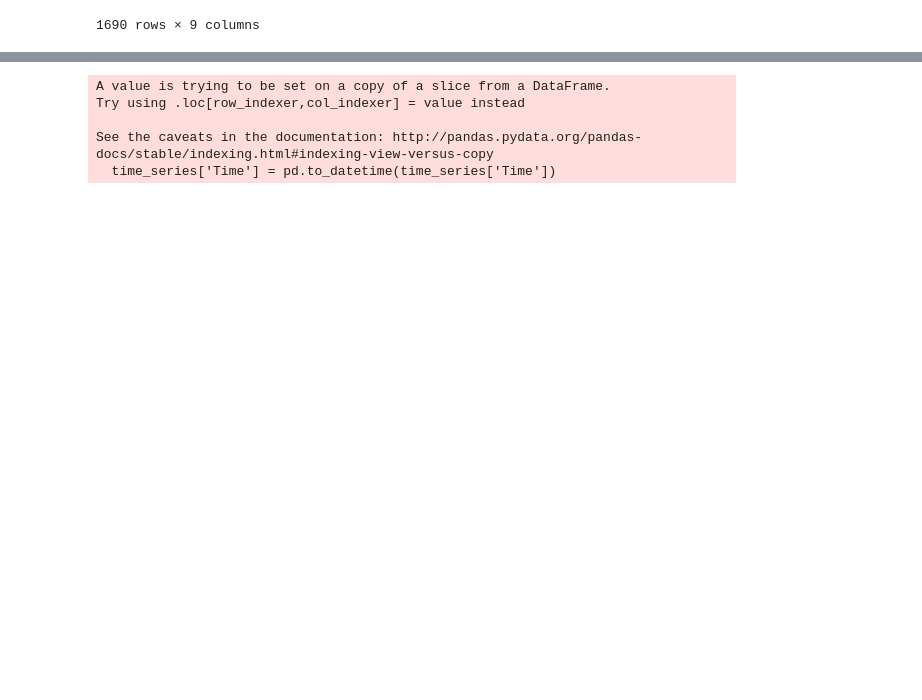
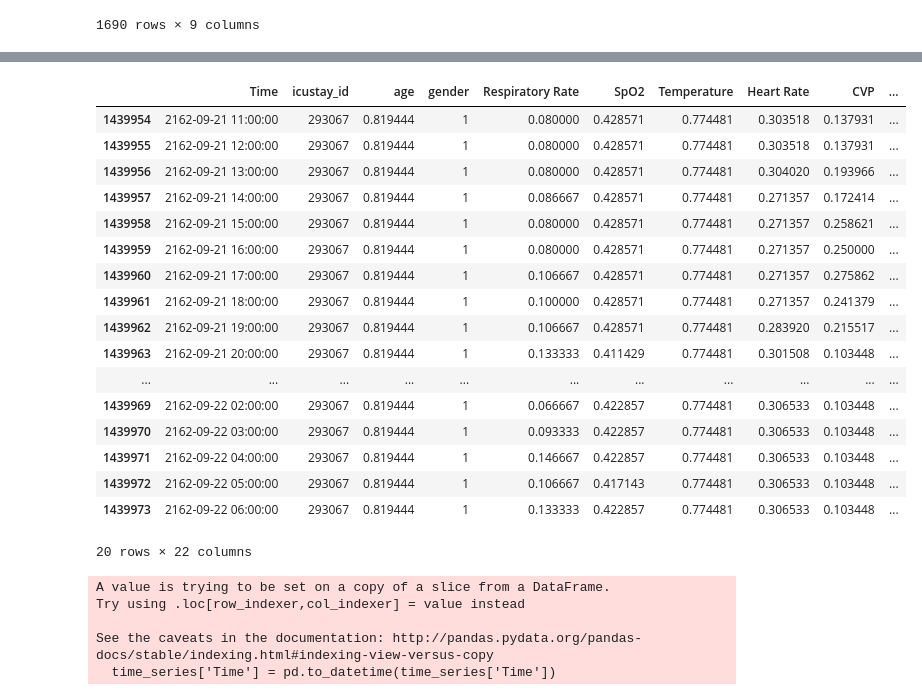
Before and after one commit to MaxPoon/Evidence-Based-Lab-Test-Critical-Value-Discovery-for-ICU-Patients, a Jupyter notebook: codes/Demo.ipynb, the cells around one changed output, grey strips where cells are left out. Drawn from its saved outputs; the diff is of its cells as text; code cells hidden in the pictures; blank space fills up the shorter version.

```diff
--- a/codes/Demo.ipynb
+++ b/codes/Demo.ipynb
@@ -79,3 +77,26 @@ time_series = all_time_series[38]
+# %%
+all_time_series_normalized = normalizeTimeSeries(all_time_series)
+# %%
+all_time_series_normalized[8000].head(20)
+# %% [output]
+|  | Time | icustay_id | age | gender | Respiratory Rate | SpO2 | Temperature | Heart Rate | CVP | ... |
+| 1439954 | 2162-09-21 11:00:00 | 293067 | 0.819444 | 1 | 0.080000 | 0.428571 | 0.774481 | 0.303518 | 0.137931 | ... |
+| 1439955 | 2162-09-21 12:00:00 | 293067 | 0.819444 | 1 | 0.080000 | 0.428571 | 0.774481 | 0.303518 | 0.137931 | ... |
+| 1439956 | 2162-09-21 13:00:00 | 293067 | 0.819444 | 1 | 0.080000 | 0.428571 | 0.774481 | 0.304020 | 0.193966 | ... |
+| 1439957 | 2162-09-21 14:00:00 | 293067 | 0.819444 | 1 | 0.086667 | 0.428571 | 0.774481 | 0.271357 | 0.172414 | ... |
+| 1439958 | 2162-09-21 15:00:00 | 293067 | 0.819444 | 1 | 0.080000 | 0.428571 | 0.774481 | 0.271357 | 0.258621 | ... |
+| 1439959 | 2162-09-21 16:00:00 | 293067 | 0.819444 | 1 | 0.080000 | 0.428571 | 0.774481 | 0.271357 | 0.250000 | ... |
+| 1439960 | 2162-09-21 17:00:00 | 293067 | 0.819444 | 1 | 0.106667 | 0.428571 | 0.774481 | 0.271357 | 0.275862 | ... |
+| 1439961 | 2162-09-21 18:00:00 | 293067 | 0.819444 | 1 | 0.100000 | 0.428571 | 0.774481 | 0.271357 | 0.241379 | ... |
+| 1439962 | 2162-09-21 19:00:00 | 293067 | 0.819444 | 1 | 0.106667 | 0.428571 | 0.774481 | 0.283920 | 0.215517 | ... |
+| 1439963 | 2162-09-21 20:00:00 | 293067 | 0.819444 | 1 | 0.133333 | 0.411429 | 0.774481 | 0.301508 | 0.103448 | ... |
+| ... | ... | ... | ... | ... | ... | ... | ... | ... | ... | ... |
+| 1439969 | 2162-09-22 02:00:00 | 293067 | 0.819444 | 1 | 0.066667 | 0.422857 | 0.774481 | 0.306533 | 0.103448 | ... |
+| 1439970 | 2162-09-22 03:00:00 | 293067 | 0.819444 | 1 | 0.093333 | 0.422857 | 0.774481 | 0.306533 | 0.103448 | ... |
+| 1439971 | 2162-09-22 04:00:00 | 293067 | 0.819444 | 1 | 0.146667 | 0.422857 | 0.774481 | 0.306533 | 0.103448 | ... |
+| 1439972 | 2162-09-22 05:00:00 | 293067 | 0.819444 | 1 | 0.106667 | 0.417143 | 0.774481 | 0.306533 | 0.103448 | ... |
+| 1439973 | 2162-09-22 06:00:00 | 293067 | 0.819444 | 1 | 0.133333 | 0.422857 | 0.774481 | 0.306533 | 0.103448 | ... |
+20 rows × 22 columns
 # %%
 import matplotlib.pyplot as plt
 from plottimeseries import *
```
Also changed, not shown: parts of 10 cells of this notebook.
